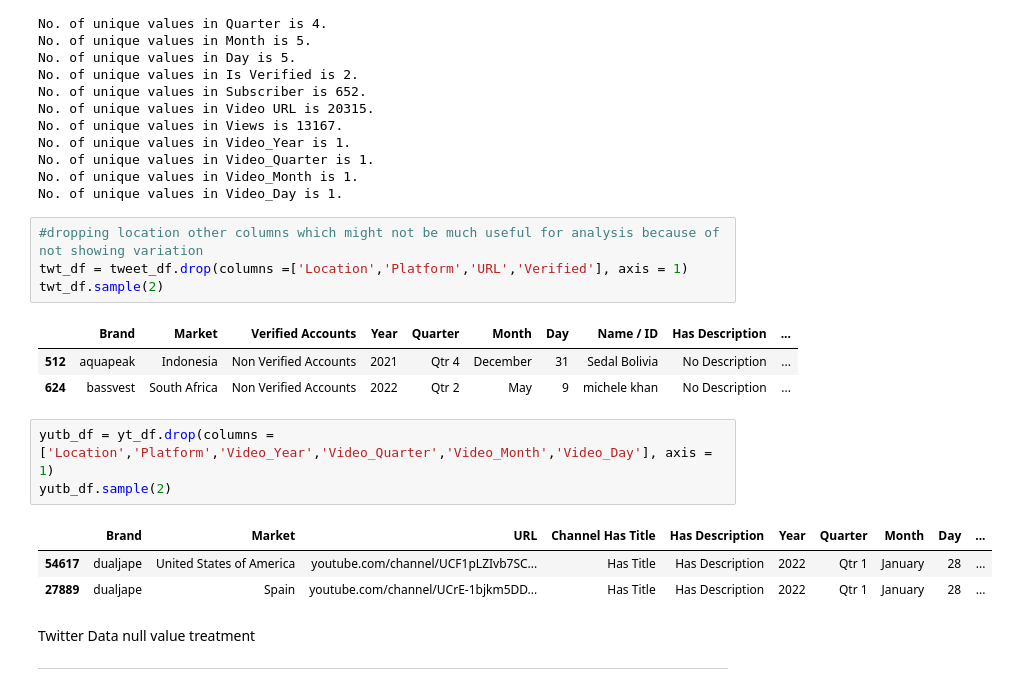
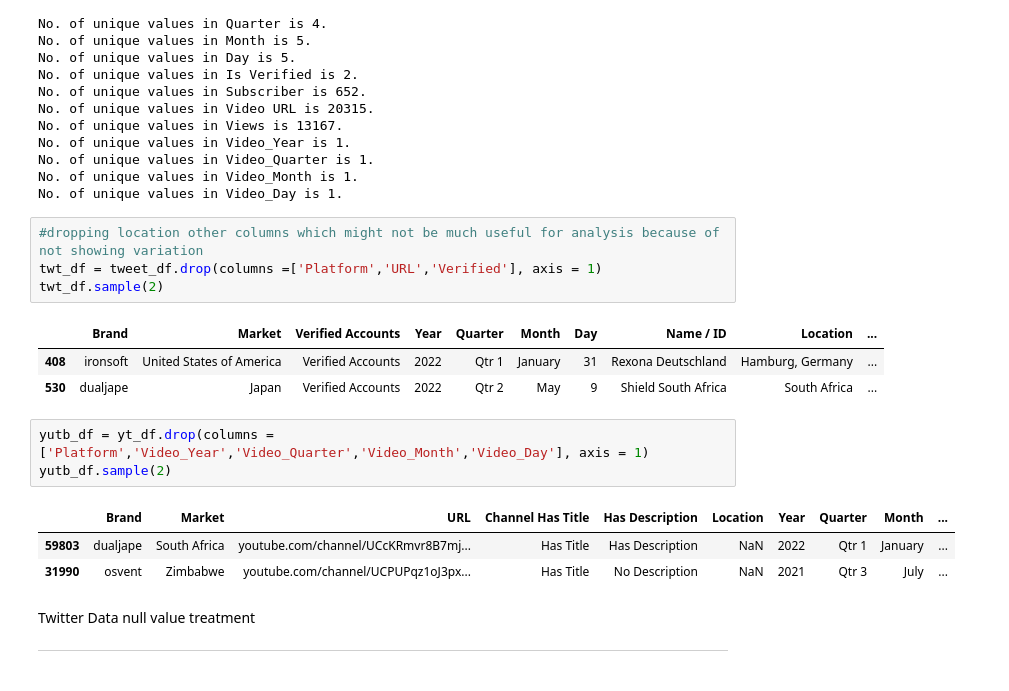
Before and after one commit to abhinav4201/Data-Analysis-EDA, a Jupyter notebook: Uptitude_Technical_Test.ipynb, the cells around one changed output. Saved outputs shown, nothing was run; the diff lists cells and outputs as text.

```diff
--- a/Uptitude_Technical_Test.ipynb
+++ b/Uptitude_Technical_Test.ipynb
@@ -412,19 +268,19 @@ No. of unique values in Video_Month is 1.
 No. of unique values in Video_Day is 1.
 # %%
 #dropping location other columns which might not be much useful for analysis because of not showing variation
-twt_df = tweet_df.drop(columns =['Location','Platform','URL','Verified'], axis = 1)
+twt_df = tweet_df.drop(columns =['Platform','URL','Verified'], axis = 1)
 twt_df.sample(2)
 # %% [output]
-|  | Brand | Market | Verified Accounts | Year | Quarter | Month | Day | Name / ID | Has Description | ... |
-| 512 | aquapeak | Indonesia | Non Verified Accounts | 2021 | Qtr 4 | December | 31 | Sedal Bolivia | No Description | ... |
-| 624 | bassvest | South Africa | Non Verified Accounts | 2022 | Qtr 2 | May | 9 | michele khan | No Description | ... |
+|  | Brand | Market | Verified Accounts | Year | Quarter | Month | Day | Name / ID | Location | ... |
+| 408 | ironsoft | United States of America | Verified Accounts | 2022 | Qtr 1 | January | 31 | Rexona Deutschland | Hamburg, Germany | ... |
+| 530 | dualjape | Japan | Verified Accounts | 2022 | Qtr 2 | May | 9 | Shield South Africa | South Africa | ... |
 # %%
-yutb_df = yt_df.drop(columns =['Location','Platform','Video_Year','Video_Quarter','Video_Month','Video_Day'], axis = 1)
+yutb_df = yt_df.drop(columns =['Platform','Video_Year','Video_Quarter','Video_Month','Video_Day'], axis = 1)
 yutb_df.sample(2)
 # %% [output]
-|  | Brand | Market | URL | Channel Has Title | Has Description | Year | Quarter | Month | Day | ... |
-| 54617 | dualjape | United States of America | youtube.com/channel/UCF1pLZIvb7SC... | Has Title | Has Description | 2022 | Qtr 1 | January | 28 | ... |
-| 27889 | dualjape | Spain | youtube.com/channel/UCrE-1bjkm5DD... | Has Title | Has Description | 2022 | Qtr 1 | January | 28 | ... |
+|  | Brand | Market | URL | Channel Has Title | Has Description | Location | Year | Quarter | Month | ... |
+| 59803 | dualjape | South Africa | youtube.com/channel/UCcKRmvr8B7mj... | Has Title | Has Description | NaN | 2022 | Qtr 1 | January | ... |
+| 31990 | osvent | Zimbabwe | youtube.com/channel/UCPUPqz1oJ3px... | Has Title | No Description | NaN | 2021 | Qtr 3 | July | ... |
 # %% [markdown]
 Twitter Data null value treatment
 
```
Also changed, not shown: parts of 50 cells of this notebook.
